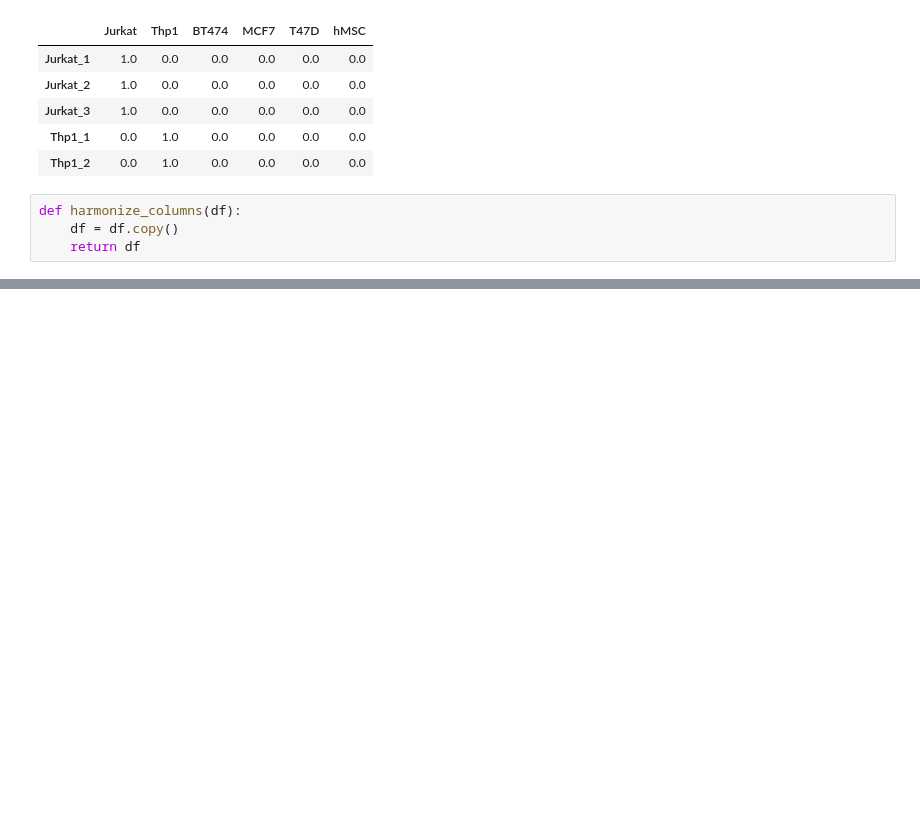
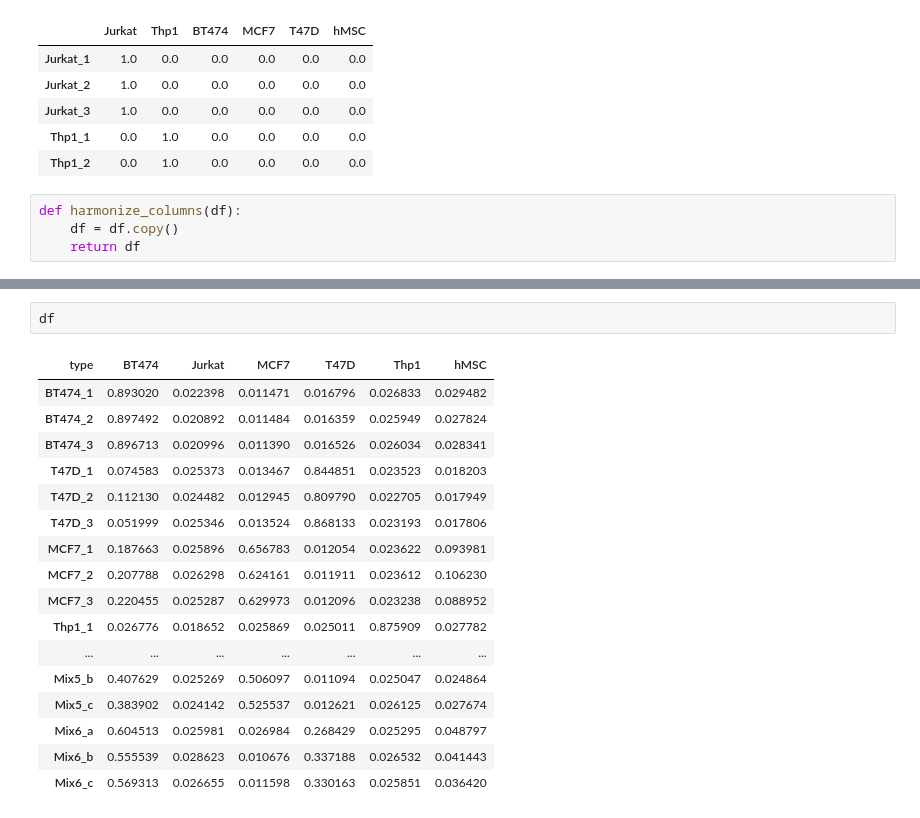
Before and after one commit to Eastmanmd/DECONVersation, a Jupyter notebook: tutorials/GF_layer_sweep/geneformer_layer_sweep_all_solvers_bulk_line.ipynb, the cells around one changed output, grey strips where cells are left out. Saved outputs shown, nothing was run; the diff lists cells and outputs as text; blank space fills up the shorter version.

```diff
--- a/tutorials/GF_layer_sweep/geneformer_layer_sweep_all_solvers_bulk_line.ipynb
+++ b/tutorials/GF_layer_sweep/geneformer_layer_sweep_all_solvers_bulk_line.ipynb
@@ -256,0 +295,20 @@ print(metrics_df.loc[metrics_df.groupby('solver')['correlation'].idxmax()])
+# %%
+df
+# %% [output]
+| type | BT474 | Jurkat | MCF7 | T47D | Thp1 | hMSC |
+| BT474_1 | 0.893020 | 0.022398 | 0.011471 | 0.016796 | 0.026833 | 0.029482 |
+| BT474_2 | 0.897492 | 0.020892 | 0.011484 | 0.016359 | 0.025949 | 0.027824 |
+| BT474_3 | 0.896713 | 0.020996 | 0.011390 | 0.016526 | 0.026034 | 0.028341 |
+| T47D_1 | 0.074583 | 0.025373 | 0.013467 | 0.844851 | 0.023523 | 0.018203 |
+| T47D_2 | 0.112130 | 0.024482 | 0.012945 | 0.809790 | 0.022705 | 0.017949 |
+| T47D_3 | 0.051999 | 0.025346 | 0.013524 | 0.868133 | 0.023193 | 0.017806 |
+| MCF7_1 | 0.187663 | 0.025896 | 0.656783 | 0.012054 | 0.023622 | 0.093981 |
+| MCF7_2 | 0.207788 | 0.026298 | 0.624161 | 0.011911 | 0.023612 | 0.106230 |
+| MCF7_3 | 0.220455 | 0.025287 | 0.629973 | 0.012096 | 0.023238 | 0.088952 |
+| Thp1_1 | 0.026776 | 0.018652 | 0.025869 | 0.025011 | 0.875909 | 0.027782 |
+| ... | ... | ... | ... | ... | ... | ... |
+| Mix5_b | 0.407629 | 0.025269 | 0.506097 | 0.011094 | 0.025047 | 0.024864 |
+| Mix5_c | 0.383902 | 0.024142 | 0.525537 | 0.012621 | 0.026125 | 0.027674 |
+| Mix6_a | 0.604513 | 0.025981 | 0.026984 | 0.268429 | 0.025295 | 0.048797 |
+| Mix6_b | 0.555539 | 0.028623 | 0.010676 | 0.337188 | 0.026532 | 0.041443 |
+| Mix6_c | 0.569313 | 0.026655 | 0.011598 | 0.330163 | 0.025851 | 0.036420 |
```
Also changed, not shown: parts of 5 cells of this notebook, 7 other files.
